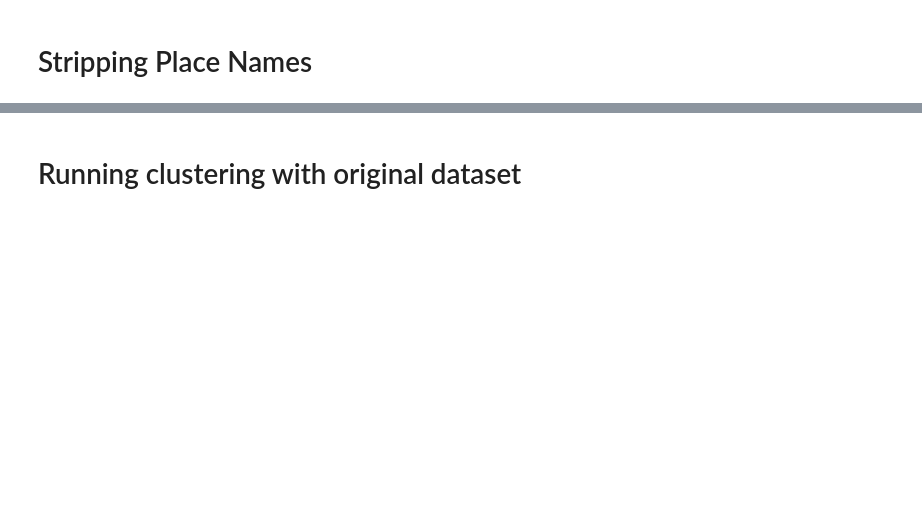
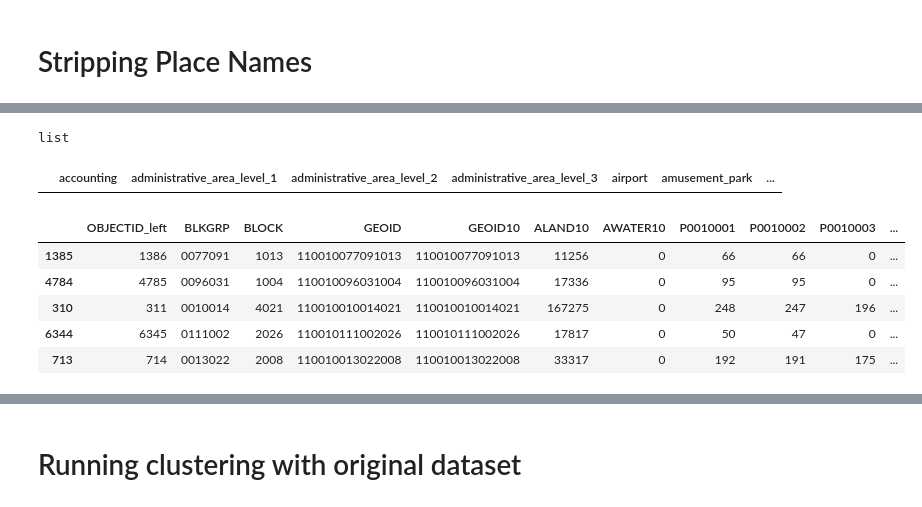
Before and after one commit to NicoleJaneway/dc-block-clustering, a Jupyter notebook: notebooks/Blocks12.ipynb, the cells around one changed output, grey strips where cells are left out. Cells and saved outputs as stored; diff of their text form; code cells hidden in the pictures; blank space fills up the shorter version.

Commit message:
update Blocks12

```diff
--- a/notebooks/Blocks12.ipynb
+++ b/notebooks/Blocks12.ipynb
@@ -514,0 +292,26 @@ ft_df = master[['GEOID']+items]
+# %%
+items = []
+items_array = poi1.type1.apply(tuple).unique()
+for item in items_array:
+    for el in item:
+        items.append(el)
+        items = sorted(list(set(items)))
+# %%
+type(items)
+# %% [output]
+list
+# %%
+blank_poi = pd.DataFrame(columns = items)
+blank_poi
+# %% [output]
+|  | accounting | administrative_area_level_1 | administrative_area_level_2 | administrative_area_level_3 | airport | amusement_park | ... |
+# %%
+blankMatrix = pd.concat([master0, blank_poi], axis = 1)
+blankMatrix.sample(5)
+# %% [output]
+|  | OBJECTID_left | BLKGRP | BLOCK | GEOID | GEOID10 | ALAND10 | AWATER10 | P0010001 | P0010002 | P0010003 | ... |
+| 1385 | 1386 | 0077091 | 1013 | 110010077091013 | 110010077091013 | 11256 | 0 | 66 | 66 | 0 | ... |
+| 4784 | 4785 | 0096031 | 1004 | 110010096031004 | 110010096031004 | 17336 | 0 | 95 | 95 | 0 | ... |
+| 310 | 311 | 0010014 | 4021 | 110010010014021 | 110010010014021 | 167275 | 0 | 248 | 247 | 196 | ... |
+| 6344 | 6345 | 0111002 | 2026 | 110010111002026 | 110010111002026 | 17817 | 0 | 50 | 47 | 0 | ... |
+| 713 | 714 | 0013022 | 2008 | 110010013022008 | 110010013022008 | 33317 | 0 | 192 | 191 | 175 | ... |
```
Also changed, not shown: parts of 81 cells of this notebook.
